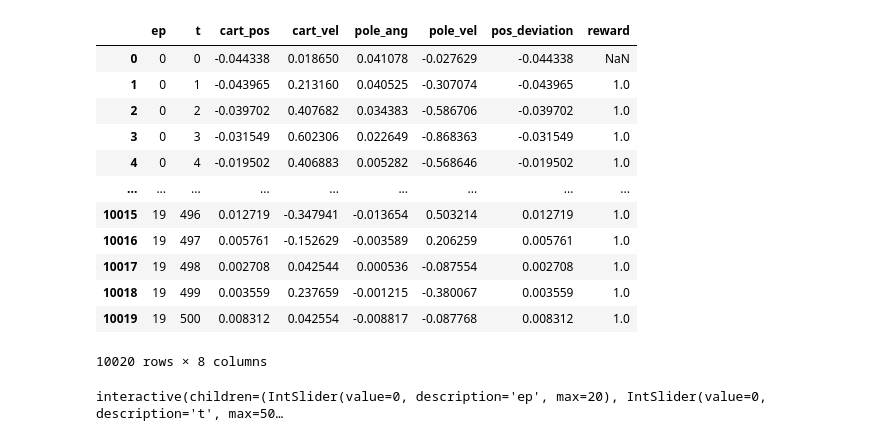
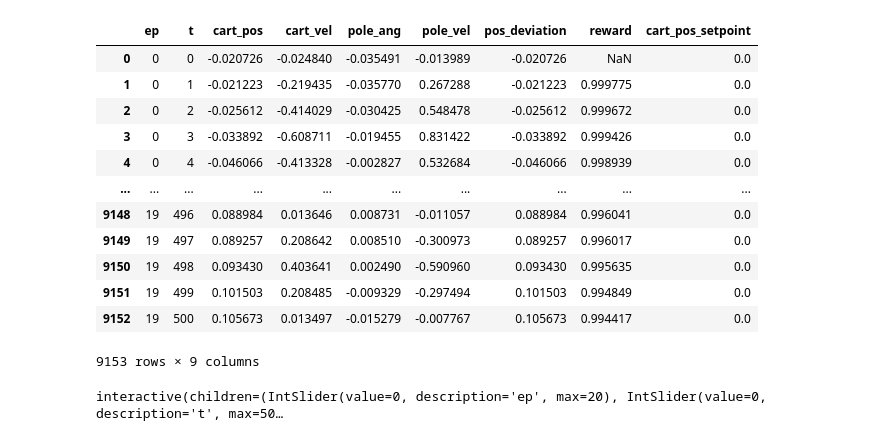
Before and after one commit to mirkoruether/studienarbeit-ml-controls, a Jupyter notebook: cartpole/cartpole-pid.ipynb, the cells around one changed output. Drawn from its saved outputs; the diff is of its cells as text; code cells hidden in the pictures.

```diff
--- a/cartpole/cartpole-pid.ipynb
+++ b/cartpole/cartpole-pid.ipynb
@@ -57,19 +20,19 @@ class PidAgent(cpagent.CartPoleAgentABC):
 # %%
-agent = PidAgent(0.1, 0.01, 0.5)
-df = cpagent.execute_cartpole(agent)
+agent = cppid.PidAgent((0.1, 0.01, 0.5), (0.01, 0.0, 0.00))
+df = cpagent.execute_cartpole(agent, env=cpenvs.MovingCartpoleEnv())
 df
 # %% [output]
-|  | ep | t | cart_pos | cart_vel | pole_ang | pole_vel | pos_deviation | reward |
-| 0 | 0 | 0 | -0.044338 | 0.018650 | 0.041078 | -0.027629 | -0.044338 | NaN |
-| 1 | 0 | 1 | -0.043965 | 0.213160 | 0.040525 | -0.307074 | -0.043965 | 1.0 |
-| 2 | 0 | 2 | -0.039702 | 0.407682 | 0.034383 | -0.586706 | -0.039702 | 1.0 |
-| 3 | 0 | 3 | -0.031549 | 0.602306 | 0.022649 | -0.868363 | -0.031549 | 1.0 |
-| 4 | 0 | 4 | -0.019502 | 0.406883 | 0.005282 | -0.568646 | -0.019502 | 1.0 |
-| ... | ... | ... | ... | ... | ... | ... | ... | ... |
-| 10015 | 19 | 496 | 0.012719 | -0.347941 | -0.013654 | 0.503214 | 0.012719 | 1.0 |
-| 10016 | 19 | 497 | 0.005761 | -0.152629 | -0.003589 | 0.206259 | 0.005761 | 1.0 |
-| 10017 | 19 | 498 | 0.002708 | 0.042544 | 0.000536 | -0.087554 | 0.002708 | 1.0 |
-| 10018 | 19 | 499 | 0.003559 | 0.237659 | -0.001215 | -0.380067 | 0.003559 | 1.0 |
-| 10019 | 19 | 500 | 0.008312 | 0.042554 | -0.008817 | -0.087768 | 0.008312 | 1.0 |
+|  | ep | t | cart_pos | cart_vel | pole_ang | pole_vel | pos_deviation | reward | cart_pos_setpoint |
+| 0 | 0 | 0 | -0.020726 | -0.024840 | -0.035491 | -0.013989 | -0.020726 | NaN | 0.0 |
+| 1 | 0 | 1 | -0.021223 | -0.219435 | -0.035770 | 0.267288 | -0.021223 | 0.999775 | 0.0 |
+| 2 | 0 | 2 | -0.025612 | -0.414029 | -0.030425 | 0.548478 | -0.025612 | 0.999672 | 0.0 |
+| 3 | 0 | 3 | -0.033892 | -0.608711 | -0.019455 | 0.831422 | -0.033892 | 0.999426 | 0.0 |
+| 4 | 0 | 4 | -0.046066 | -0.413328 | -0.002827 | 0.532684 | -0.046066 | 0.998939 | 0.0 |
+| ... | ... | ... | ... | ... | ... | ... | ... | ... | ... |
+| 9148 | 19 | 496 | 0.088984 | 0.013646 | 0.008731 | -0.011057 | 0.088984 | 0.996041 | 0.0 |
+| 9149 | 19 | 497 | 0.089257 | 0.208642 | 0.008510 | -0.300973 | 0.089257 | 0.996017 | 0.0 |
+| 9150 | 19 | 498 | 0.093430 | 0.403641 | 0.002490 | -0.590960 | 0.093430 | 0.995635 | 0.0 |
+| 9151 | 19 | 499 | 0.101503 | 0.208485 | -0.009329 | -0.297494 | 0.101503 | 0.994849 | 0.0 |
+| 9152 | 19 | 500 | 0.105673 | 0.013497 | -0.015279 | -0.007767 | 0.105673 | 0.994417 | 0.0 |
-10020 rows × 8 columns
+9153 rows × 9 columns
 # %%
```
Also changed, not shown: parts of 4 cells of this notebook, 8 other files.
